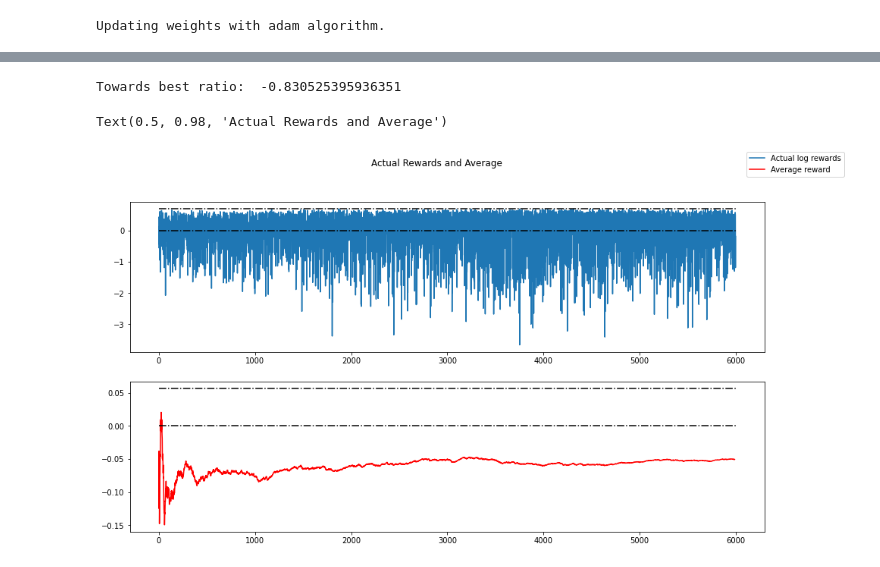
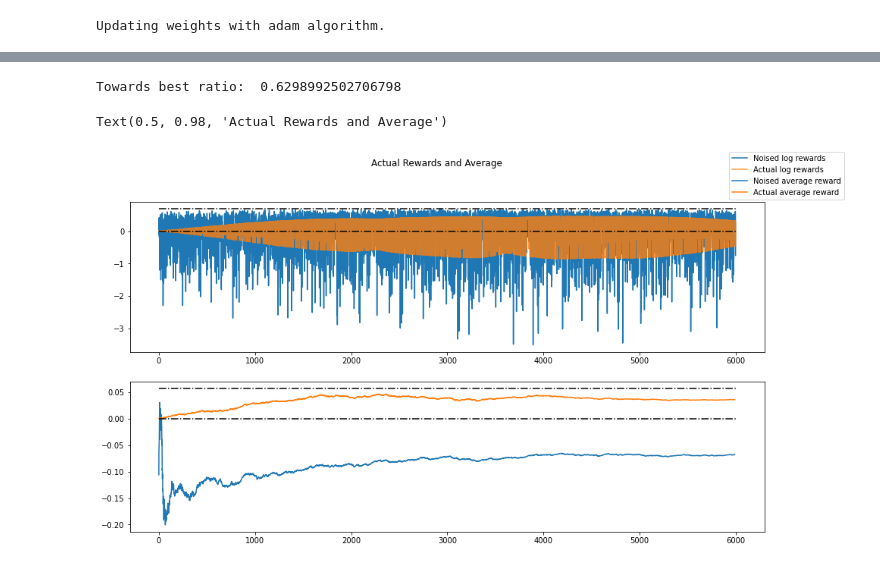
Before and after one commit to realwenlongwang/contexutal-bandits-with-peer-prediction-for-decision-making, a Jupyter notebook: Gradient_Bandit_with_Continous_Action_Space_Deterministic.ipynb, the cells around one changed output, grey strips where cells are left out. Drawn from its saved outputs; the diff is of its cells as text; code cells hidden in the pictures.

Commit message:
The deterministic model is working. The model have a higer average reward than the stochastic gradient agent. The gradient calculation seems still have unclear part. More explorations are needed.

```diff
--- a/Gradient_Bandit_with_Continous_Action_Space_Deterministic.ipynb
+++ b/Gradient_Bandit_with_Continous_Action_Space_Deterministic.ipynb
@@ -270,6 +285,7 @@ q_ideal_reward_list = []
 
 reward_history_list = []
 average_reward = 0
+actual_average_reward = 0
 
 mean_weights_history_list = []
 
@@ -294,6 +310,7 @@ grad_b_ball_adam_mean_history_list = []
 
 
 for t in tnrange(training_episodes):
+    # Prepare a bucket and a prediction market
     prior_red = 0.5
     bucket = Bucket(prior_red)
     pm = PredictionMarket(outcomes_list=['red_bucket', 'blue_bucket'])
@@ -301,21 +318,25 @@ for t in tnrange(training_episodes):
     x = one_hot_encode(signal)
     x.append(prior_red)
 
-    report_agent = agent.report(x)
+    actual_report = agent.report(x)
     explorer.set_parameters(mean=agent.mean)
-    report = explorer.report(x)
+    noised_report = explorer.report(x)
 
-    pm.report(report)
+    pm.report(noised_report)
     R = pm.log_resolve(bucket_colour_to_num[bucket.colour])
+
+    pm.report(actual_report)
+    actual_R = pm.log_resolve(bucket_colour_to_num[bucket.colour])
 
 
     average_reward = average_reward + (1/ (t + 1)) * (R - average_reward)
-    reward_history_list.append([R, average_reward])
+    actual_average_reward = actual_average_reward + (1/ (t + 1)) * (actual_R - actual_average_reward)
+    reward_history_list.append([R, average_reward, actual_R, actual_average_reward])
     mean_weights_history_list.append(agent.theta_mean[0].tolist())
 
     R_perf = 0
-    red_score = np.log(report[0]) - np.log(0.5)
-    blue_score = np.log(report[1]) - np.log(0.5)
+    red_score = np.log(noised_report[0]) - np.log(0.5)
+    blue_score = np.log(noised_report[1]) - np.log(0.5)
     red_expectation = 2/3  * red_score + 1/3  * blue_score
     blue_expectation = 1/3  * red_score + 2/3  * blue_score
     if signal == 'red':
@@ -323,22 +344,22 @@ for t in tnrange(training_episodes):
     else:
         R_perf = blue_expectation
 
-    action = logit(report[0])
 
-    q = agent.store_experience(x, action, R, t)
+    action = logit(noised_report[0])
+    agent.store_experience(x, action, R, t)
 
 
 
-    q_ideal_reward_list.append([R_perf, q])
-
     try:
-        grad_mean, v_dw_mean_corrected, s_dw_mean_corrected = agent.batch_update(t, algorithm= algorithm)
+        grad_mean, v_dw_mean_corrected, s_dw_mean_corrected, q, v = agent.batch_update(t, algorithm= algorithm)
     except AssertionError:
         tb = traceback.format_exc()
         print(tb)
 
+    q_ideal_reward_list.append([v, q])
+
     if signal == 'red':
-        r_ball_pred_history_list.append(report[0])
+        r_ball_pred_history_list.append(noised_report[0])
         r_ball_mean_history_list.append(agent.mean)
         grad_r_ball_mean_history_list.append(grad_mean[0])
         ##########
@@ -347,7 +368,7 @@ for t in tnrange(training_episodes):
 
 
     else:
-        b_ball_pred_history_list.append(report[0])
+        b_ball_pred_history_list.append(noised_report[0])
         b_ball_mean_history_list.append(agent.mean)
         grad_b_ball_mean_history_list.append(grad_mean[0])
         #########
@@ -382,19 +403,22 @@ array([[ 0.82888474, -0.82434255, -0.39280571]])
 # %%
-best = 2/3*(np.log(2/3)-np.log(1/2)) + 1/3*(np.log(1/3)-np.log(1/2))
-print('Towards best ratio: ', max(reward_history[100:, 1])/ best)
+theoretical_best = 2/3*(np.log(2/3)-np.log(1/2)) + 1/3*(np.log(1/3)-np.log(1/2))
+empirical_best = np.mean(reward_history[-100:, 3])
+print('Towards best ratio: ', empirical_best/ theoretical_best)
 fig, axs = plt.subplots(2, figsize=(15, 8))
-axs[0].plot(reward_history[:, 0], label = 'Actual log rewards', zorder=-100)
-axs[1].plot(reward_history[10:, 1], 'r',zorder= -99, label = 'Average reward')
+axs[0].plot(reward_history[:, 0], label = 'Noised log rewards', zorder=-100)
+axs[0].plot(reward_history[:, 2], label = 'Actual log rewards', zorder=-99, alpha=0.8)
+axs[1].plot(reward_history[10:, 1],zorder= -100, label = 'Noised average reward')
+axs[1].plot(reward_history[10:, 3],zorder= -99, label = 'Actual average reward')
 axs[0].hlines(y=np.log(2), xmin=0, xmax=reward_history.shape[0], colors='black', linestyles='dashdot')
 axs[0].hlines(y=0.0, xmin=0, xmax=reward_history.shape[0] , colors='black', linestyles='dashdot')
 axs[1].hlines(y=0.0, xmin=0, xmax=reward_history.shape[0] , colors='black', linestyles='dashdot')
 axs[1].hlines(y=best, xmin=0, xmax=reward_history.shape[0] , colors='black', linestyles='dashdot')
 fig.legend()
 fig.suptitle('Actual Rewards and Average')
 # %% [output]
-Towards best ratio:  -0.830525395936351
+Towards best ratio:  0.6298992502706798
 Text(0.5, 0.98, 'Actual Rewards and Average')
-[figure, old version]
+[figure, new version]
 # %%
 fig = plt.figure(figsize=(15, 4))
 plt.plot(q_ideal_reward_array[:, 0], zorder = -100, label = 'Ideal reward')
```
Also changed, not shown: parts of 15 cells of this notebook, 1 other file.
